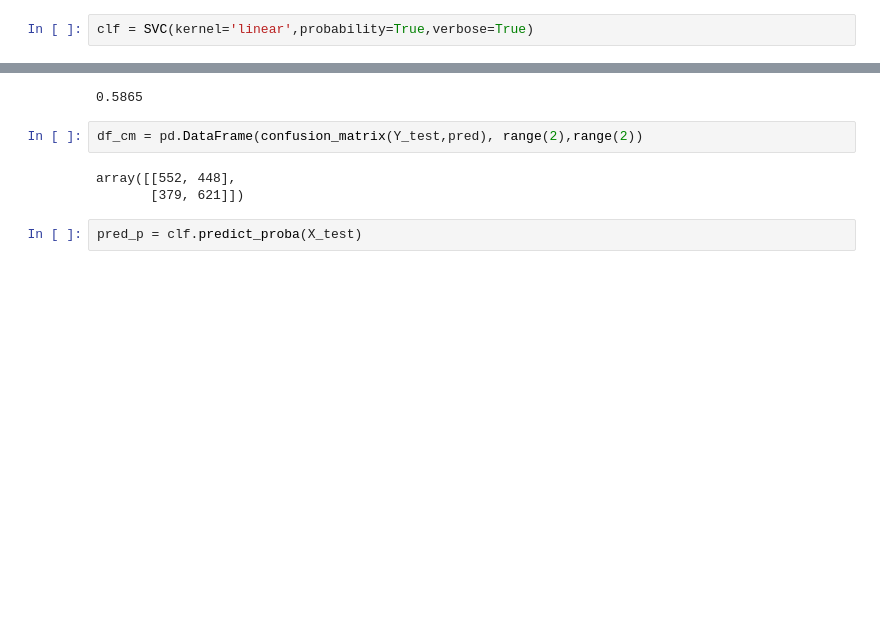
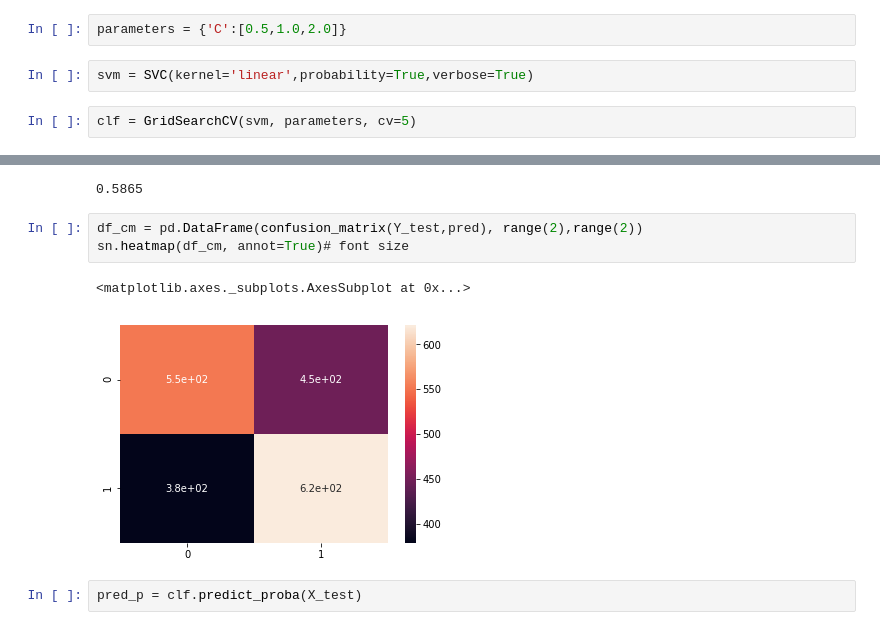
Before and after one commit to Hitkul/ML_course_IIITD, a Jupyter notebook: Assignment 3/assignment_3_question_2.ipynb, the cells around one changed output, grey strips where cells are left out. Cells and saved outputs as stored; diff of their text form; blank space fills up the shorter version.

Commit message:
grid search added

```diff
--- a/Assignment 3/assignment_3_question_2.ipynb
+++ b/Assignment 3/assignment_3_question_2.ipynb
@@ -22,5 +23,9 @@ Y_train = train['Y']
 # %%
 X_test = test['X']
 Y_test = test['Y']
+# %%
+parameters = {'C':[0.5,1.0,2.0]}
 # %%
-clf = SVC(kernel='linear',probability=True,verbose=True)
+svm = SVC(kernel='linear',probability=True,verbose=True)
+# %%
+clf = GridSearchCV(svm, parameters, cv=5)
@@ -40,9 +47,10 @@ accuracy_score(Y_test,pred)
 0.5865
 # %%
 df_cm = pd.DataFrame(confusion_matrix(Y_test,pred), range(2),range(2))
+sn.heatmap(df_cm, annot=True)# font size
 # %% [output]
-array([[552, 448],
-       [379, 621]])
+<matplotlib.axes._subplots.AxesSubplot at 0x...>
+[figure, added]
 # %%
 pred_p = clf.predict_proba(X_test)
 # %%
```
Also changed, not shown: parts of 2 cells of this notebook.
